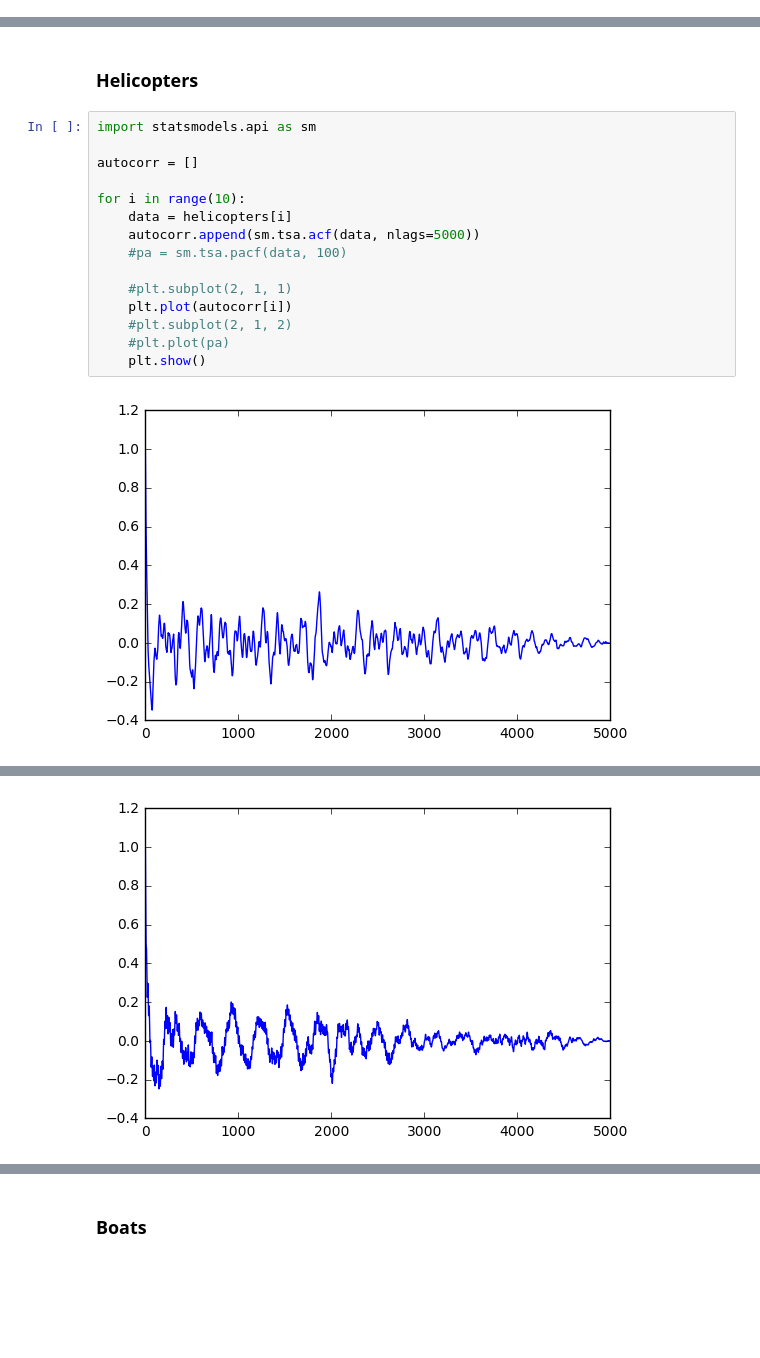
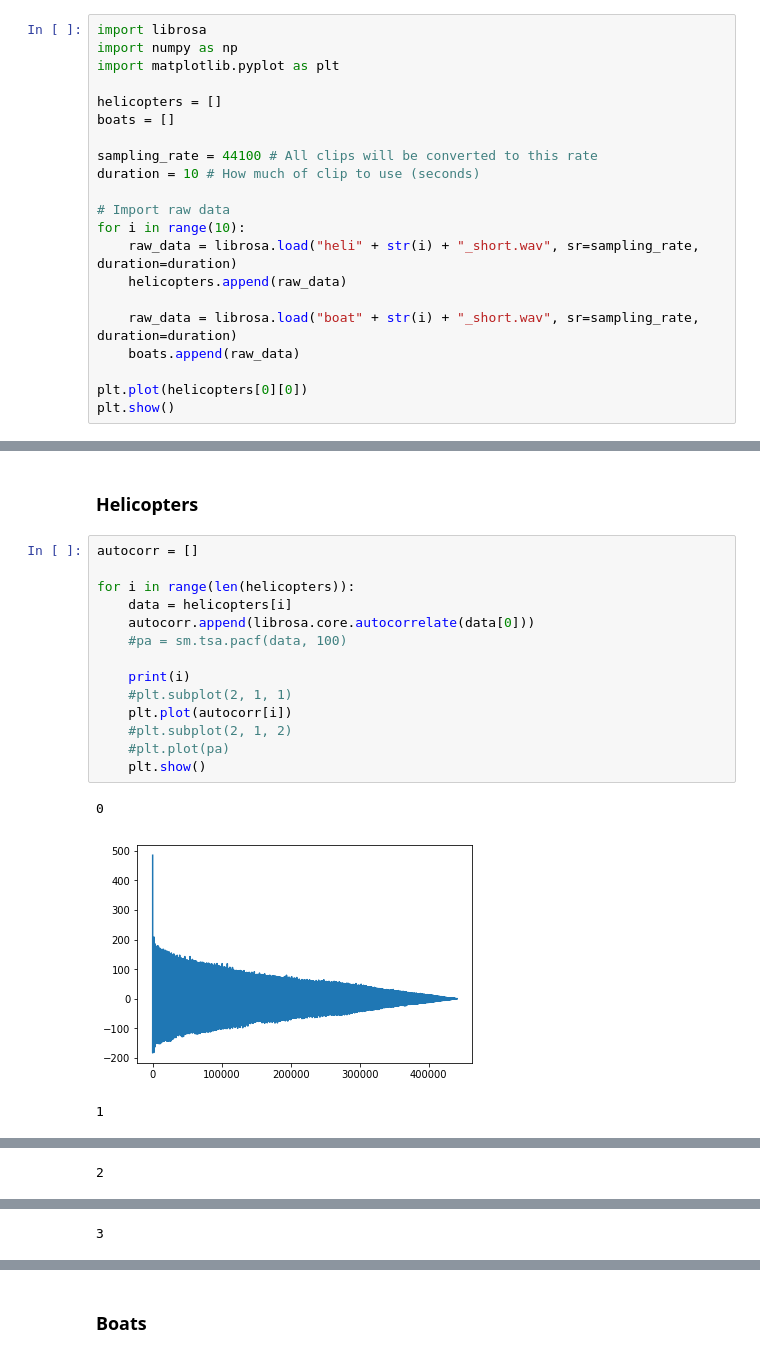
Before and after one commit to RameshOswal/forensic-audio-analysis, a Jupyter notebook: Meeting-3/Correlograms.ipynb, the cells around one changed output, grey strips where cells are left out. Cells and saved outputs as stored; diff of their text form; blank space fills up the shorter version.

Commit message:
Converted to librosa

```diff
--- a/Meeting-3/Correlograms.ipynb
+++ b/Meeting-3/Correlograms.ipynb
@@ -52,0 +11,21 @@ boat9 format: (441000, 2)
+# %%
+import librosa
+import numpy as np
+import matplotlib.pyplot as plt
+
+helicopters = []
+boats = []
+
+sampling_rate = 44100 # All clips will be converted to this rate
+duration = 10 # How much of clip to use (seconds)
+
+# Import raw data
+for i in range(10):
+    raw_data = librosa.load("heli" + str(i) + "_short.wav", sr=sampling_rate, duration=duration)
+    helicopters.append(raw_data)
+
+    raw_data = librosa.load("boat" + str(i) + "_short.wav", sr=sampling_rate, duration=duration)
+    boats.append(raw_data)
+
+plt.plot(helicopters[0][0])
+plt.show()
@@ -53,19 +34,20 @@ boat9 format: (441000, 2)
 # %% [markdown]
 ### Helicopters
 # %%
-import statsmodels.api as sm
-
 autocorr = []
 
-for i in range(10):
+for i in range(len(helicopters)):
     data = helicopters[i]
-    autocorr.append(sm.tsa.acf(data, nlags=5000))
+    autocorr.append(librosa.core.autocorrelate(data[0]))
     #pa = sm.tsa.pacf(data, 100)
 
+    print(i)
     #plt.subplot(2, 1, 1)
     plt.plot(autocorr[i])
     #plt.subplot(2, 1, 2)
     #plt.plot(pa)
     plt.show()
 # %% [output]
+0
-[figure, old version]
+[figure, new version]
+1
@@ -72,0 +55 @@ for i in range(10):
+2
@@ -73,0 +57 @@ for i in range(10):
+3
@@ -77 +62,0 @@ for i in range(10):
-[figure, removed]
```
Also changed, not shown: parts of 5 cells of this notebook.
